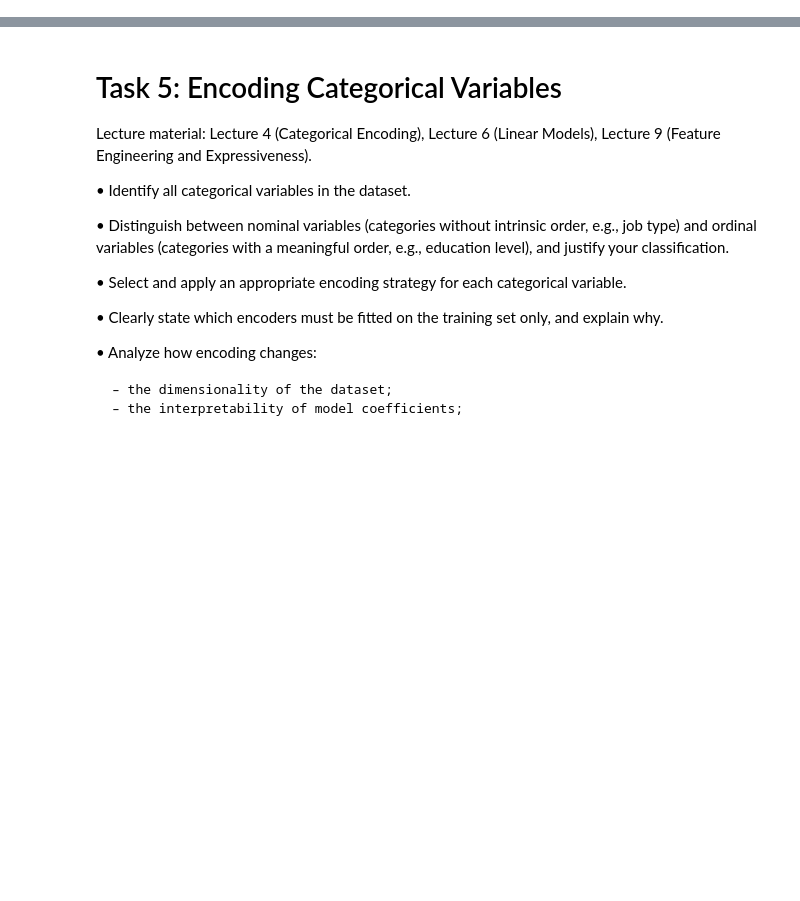
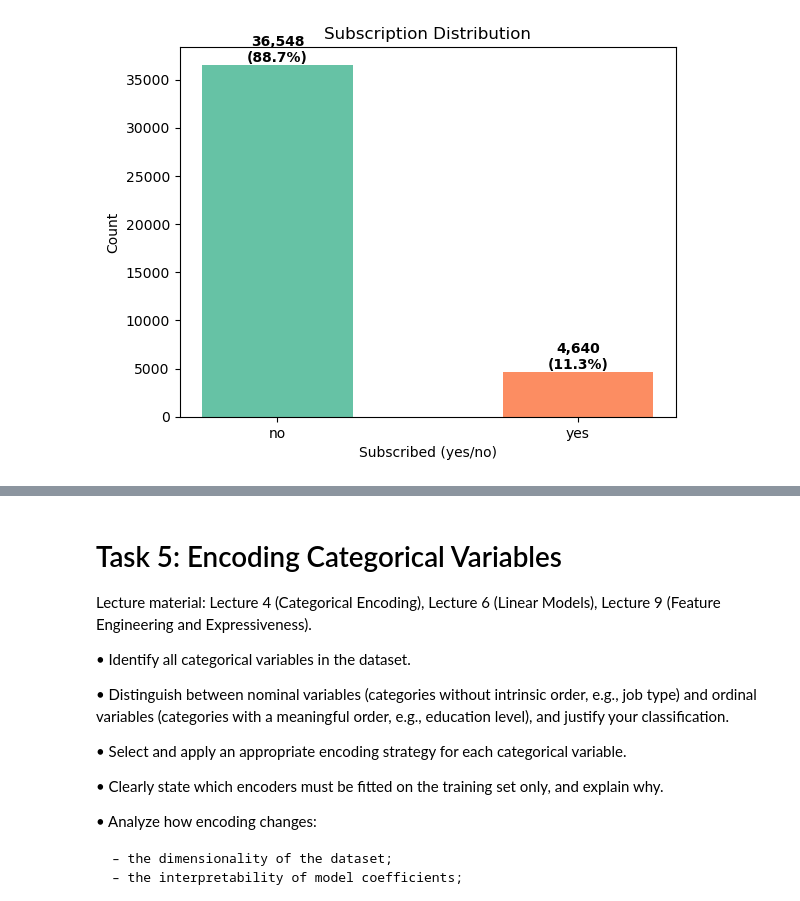
Before and after one commit to Palee222/ML-fundementals-2026, a Jupyter notebook: assignment_1_<Laura_Somogyi[_Somogyi]>.ipynb, the cells around one changed output, grey strips where cells are left out. Saved outputs shown, nothing was run; the diff lists cells and outputs as text; code cells hidden in the pictures; blank space fills up the shorter version.

```diff
--- a/assignment_1_<Laura_Somogyi[_Somogyi]>.ipynb
+++ b/assignment_1_<Laura_Somogyi[_Somogyi]>.ipynb
@@ -72,0 +8,3 @@ observation or hypothesis about the data
+# %%
+bank_data = pd.read_csv('bank-additional-full.csv', sep=';') #including the CSV file separated by commas
+display(bank_data.head(100)) #printing out the first hundred rows of data
@@ -72,0 +25,14 @@ observation or hypothesis about the data
+# %%
+#Plot of the target variable
+counts = bank_data['y'].value_counts()
+plt.bar(counts.index, counts.values, color=['#66c2a5', '#fc8d62'], width=0.5)
+plt.title('Subscription Distribution')
+plt.xlabel('Subscribed (yes/no)')
+plt.ylabel('Count')
+for p in plt.gca().patches:
+    plt.gca().annotate(f'{p.get_height():,.0f}\n({p.get_height()/len(bank_data)*100:.1f}%)',
+                       (p.get_x() + p.get_width()/2, p.get_height()),
+                       ha='center', va='bottom', fontweight='bold')
+plt.show()
+# %% [output]
+[figure, added]
```
Also changed, not shown: parts of 16 cells of this notebook.
